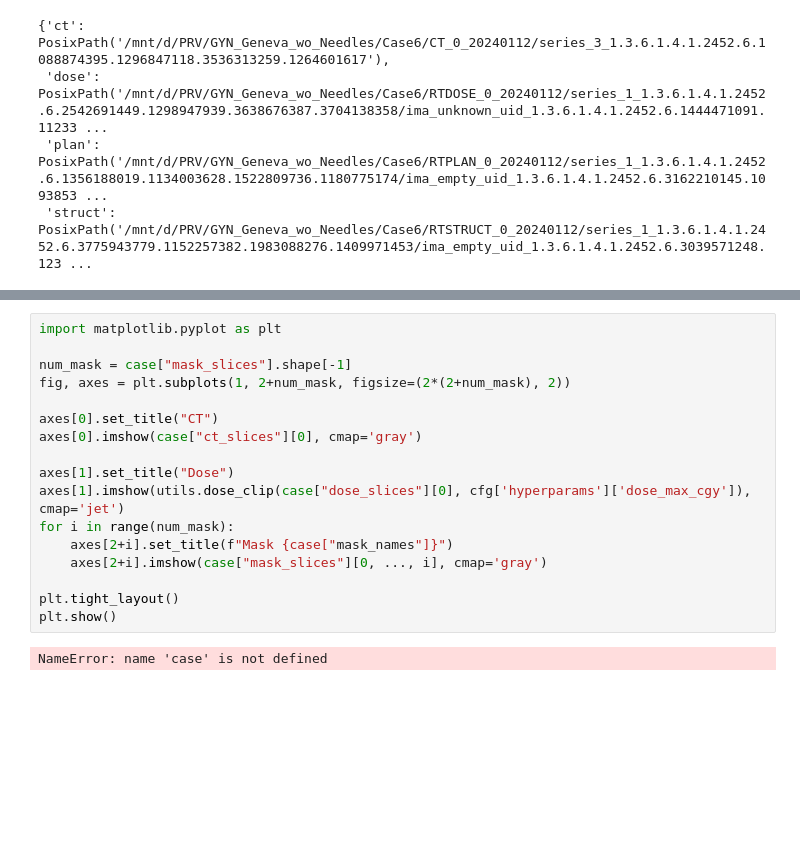
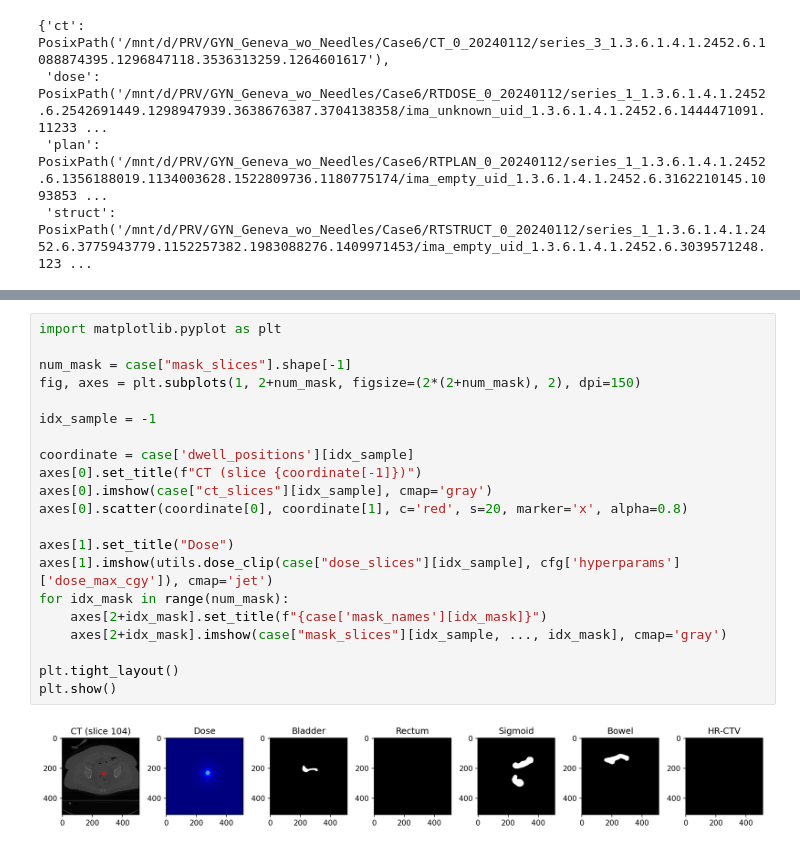
Before and after one commit to YeongHyeon/Dose_prediction_practice, a Jupyter notebook: data_structuring_251113_02.ipynb, the cells around one changed output, grey strips where cells are left out. Drawn from its saved outputs; the diff is of its cells as text; blank space fills up the shorter version.

Commit message:
unique dwell positions

```diff
--- a/data_structuring_251113_02.ipynb
+++ b/data_structuring_251113_02.ipynb
@@ -74,19 +100,23 @@ NameError: name 'case' is not defined
 # %%
 import matplotlib.pyplot as plt
 
 num_mask = case["mask_slices"].shape[-1]
-fig, axes = plt.subplots(1, 2+num_mask, figsize=(2*(2+num_mask), 2))
+fig, axes = plt.subplots(1, 2+num_mask, figsize=(2*(2+num_mask), 2), dpi=150)
 
-axes[0].set_title("CT")
-axes[0].imshow(case["ct_slices"][0], cmap='gray')
+idx_sample = -1
+
+coordinate = case['dwell_positions'][idx_sample]
+axes[0].set_title(f"CT (slice {coordinate[-1]})")
+axes[0].imshow(case["ct_slices"][idx_sample], cmap='gray')
+axes[0].scatter(coordinate[0], coordinate[1], c='red', s=20, marker='x', alpha=0.8)
 
 axes[1].set_title("Dose")
-axes[1].imshow(utils.dose_clip(case["dose_slices"][0], cfg['hyperparams']['dose_max_cgy']), cmap='jet')
-for i in range(num_mask):
-    axes[2+i].set_title(f"Mask {case["mask_names"]}")
-    axes[2+i].imshow(case["mask_slices"][0, ..., i], cmap='gray')
+axes[1].imshow(utils.dose_clip(case["dose_slices"][idx_sample], cfg['hyperparams']['dose_max_cgy']), cmap='jet')
+for idx_mask in range(num_mask):
+    axes[2+idx_mask].set_title(f"{case['mask_names'][idx_mask]}")
+    axes[2+idx_mask].imshow(case["mask_slices"][idx_sample, ..., idx_mask], cmap='gray')
 
 plt.tight_layout()
 plt.show()
 # %% [output]
-NameError: name 'case' is not defined
+[figure, added]
```
Also changed, not shown: parts of 3 cells of this notebook, 1 other file.
